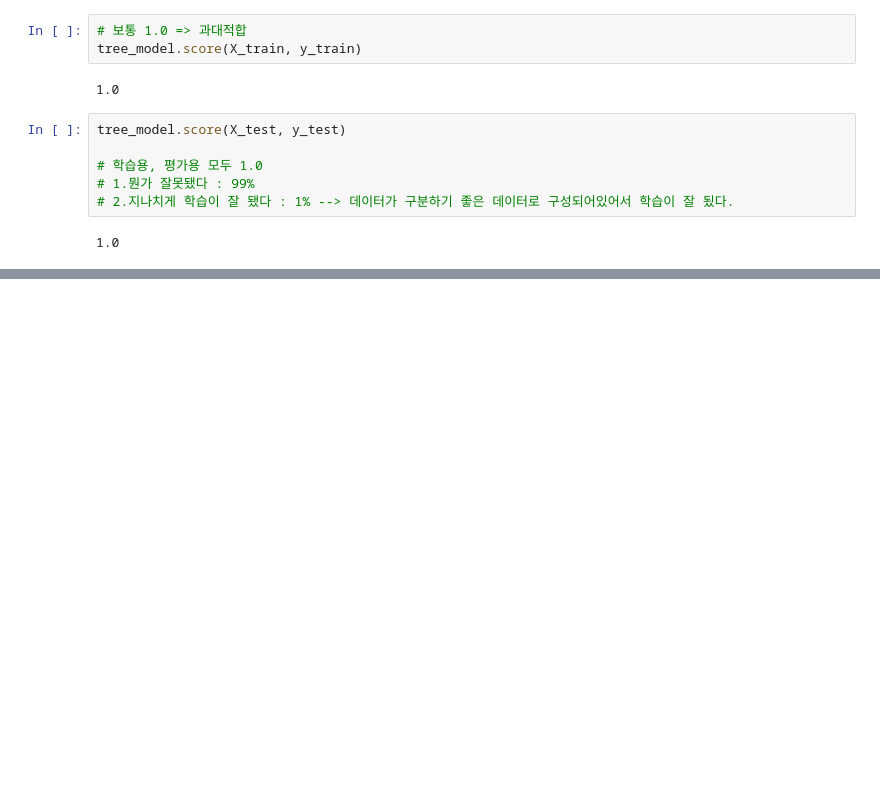
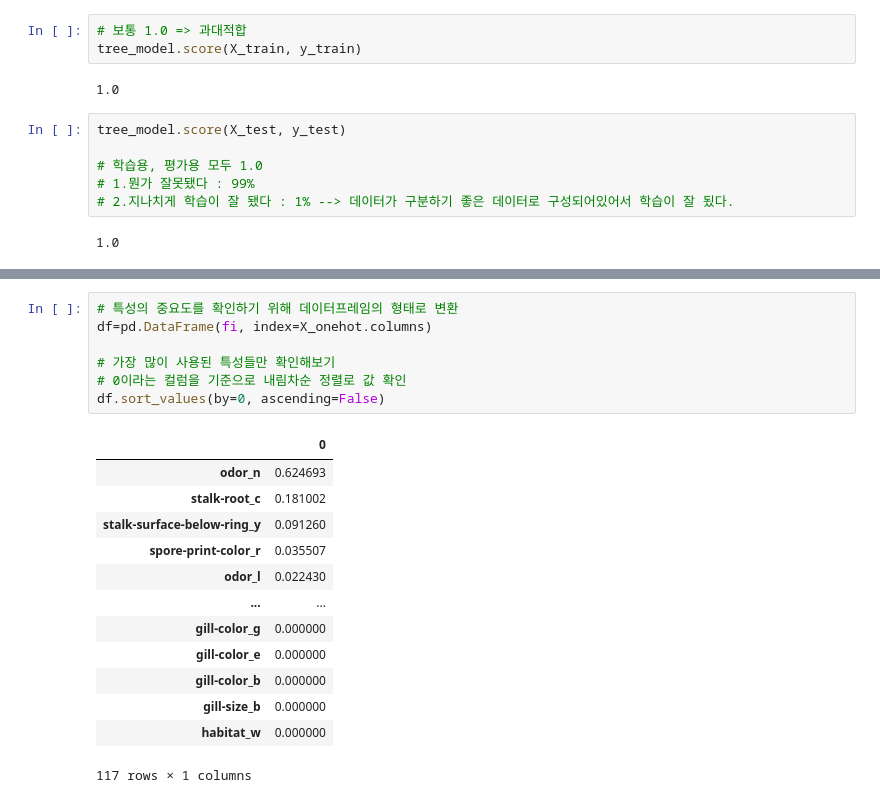
Before and after one commit to pass98/marchin, a Jupyter notebook: Machine_Learning/Ex04_Dicsion Tree 버섯 실습.ipynb, the cells around one changed output, grey strips where cells are left out. Saved outputs shown, nothing was run; the diff lists cells and outputs as text; blank space fills up the shorter version.

```diff
--- a/Machine_Learning/Ex04_Dicsion Tree 버섯 실습.ipynb
+++ b/Machine_Learning/Ex04_Dicsion Tree 버섯 실습.ipynb
@@ -214,0 +342,21 @@ tree_model.score(X_test, y_test)
+# %%
+# 특성의 중요도를 확인하기 위해 데이터프레임의 형태로 변환
+df=pd.DataFrame(fi, index=X_onehot.columns)
+
+# 가장 많이 사용된 특성들만 확인해보기
+# 0이라는 컬럼을 기준으로 내림차순 정렬로 값 확인
+df.sort_values(by=0, ascending=False)
+# %% [output]
+|  | 0 |
+| odor_n | 0.624693 |
+| stalk-root_c | 0.181002 |
+| stalk-surface-below-ring_y | 0.091260 |
+| spore-print-color_r | 0.035507 |
+| odor_l | 0.022430 |
+| ... | ... |
+| gill-color_g | 0.000000 |
+| gill-color_e | 0.000000 |
+| gill-color_b | 0.000000 |
+| gill-size_b | 0.000000 |
+| habitat_w | 0.000000 |
+117 rows × 1 columns
```
Also changed, not shown: parts of 20 cells of this notebook, 3 other files.
